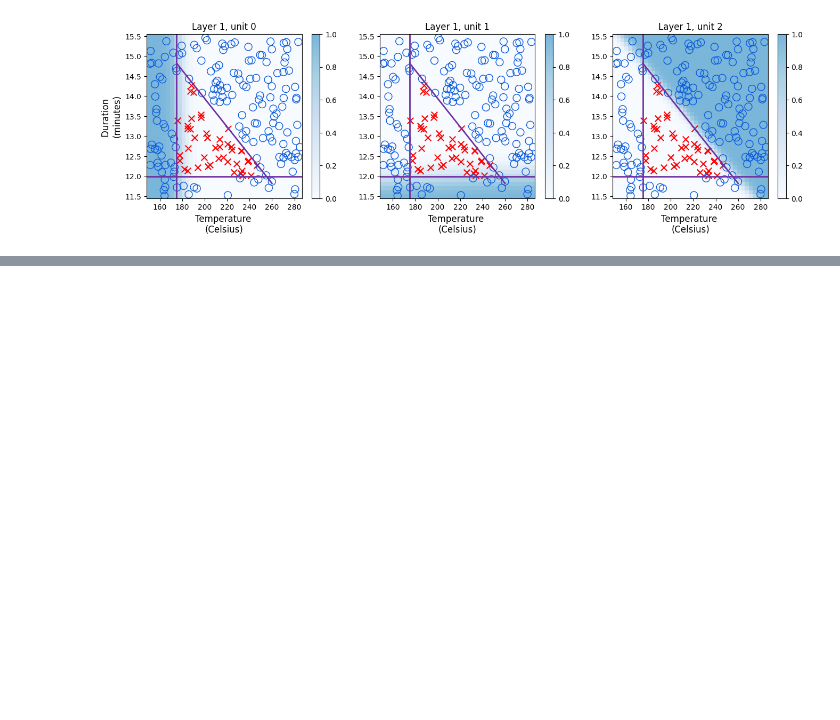
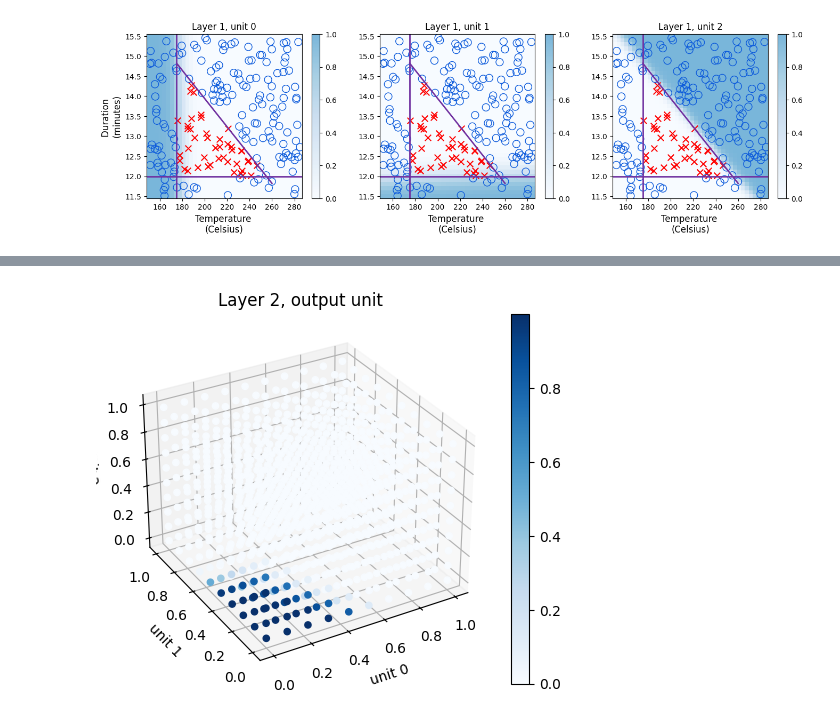
Before and after one commit to CarlosLizamaGarcia/DataScience, a Jupyter notebook: Course2/Simple_Neural_Network.ipynb, the cells around one changed output, grey strips where cells are left out. Cells and saved outputs as stored; diff of their text form; code cells hidden in the pictures; blank space fills up the shorter version.

```diff
--- a/Course2/Simple_Neural_Network.ipynb
+++ b/Course2/Simple_Neural_Network.ipynb
@@ -352,0 +361,31 @@ plt_layer(X, Y.reshape(-1,),W1,b1,norm_l)
+# %%
+def plt_output_init(W,b):
+    """plots a single unit function with 3 inputs"""
+
+    steps = 10
+    fig = plt.figure()
+    ax = fig.add_subplot(projection='3d')
+    x_ = np.linspace(0., 1., steps)
+    y_ = np.linspace(0., 1., steps)
+    z_ = np.linspace(0., 1., steps)
+    x, y, z = np.meshgrid(x_, y_, z_,  indexing='ij') #indexing -> 'xy': cartesian; 'ij':matrix
+    d = np.zeros((steps, steps, steps))
+    cmap = plt.get_cmap('Blues') # Get a colormap instance, defaulting to rc values if name is None
+    for i in range(steps):
+        for j in range(steps):
+            for k in range(steps):
+                v = np.array([x[i,j,k], y[i,j,k], z[i,j,k]])
+                d[i,j,k] = tf.keras.activations.sigmoid(np.dot(v,W[:,0])+b).numpy() # .numpy() -> Convert tensor (TensorFlow) to an array (NunPy)
+    pcm = ax.scatter(x, y, z, c=d, cmap=cmap, alpha=1)
+    ax.set_xlabel("unit 0");
+    ax.set_ylabel("unit 1");
+    ax.set_zlabel("unit 2");
+    ax.view_init(30, -120)
+    ax.figure.colorbar(pcm, ax=ax)
+    ax.set_title(f"Layer 2, output unit")
+
+    plt.show()
+# %%
+plt_output_init(W2, b2)
+# %% [output]
+[figure, added]
```
Also changed, not shown: parts of 10 cells of this notebook, 1 other file.
